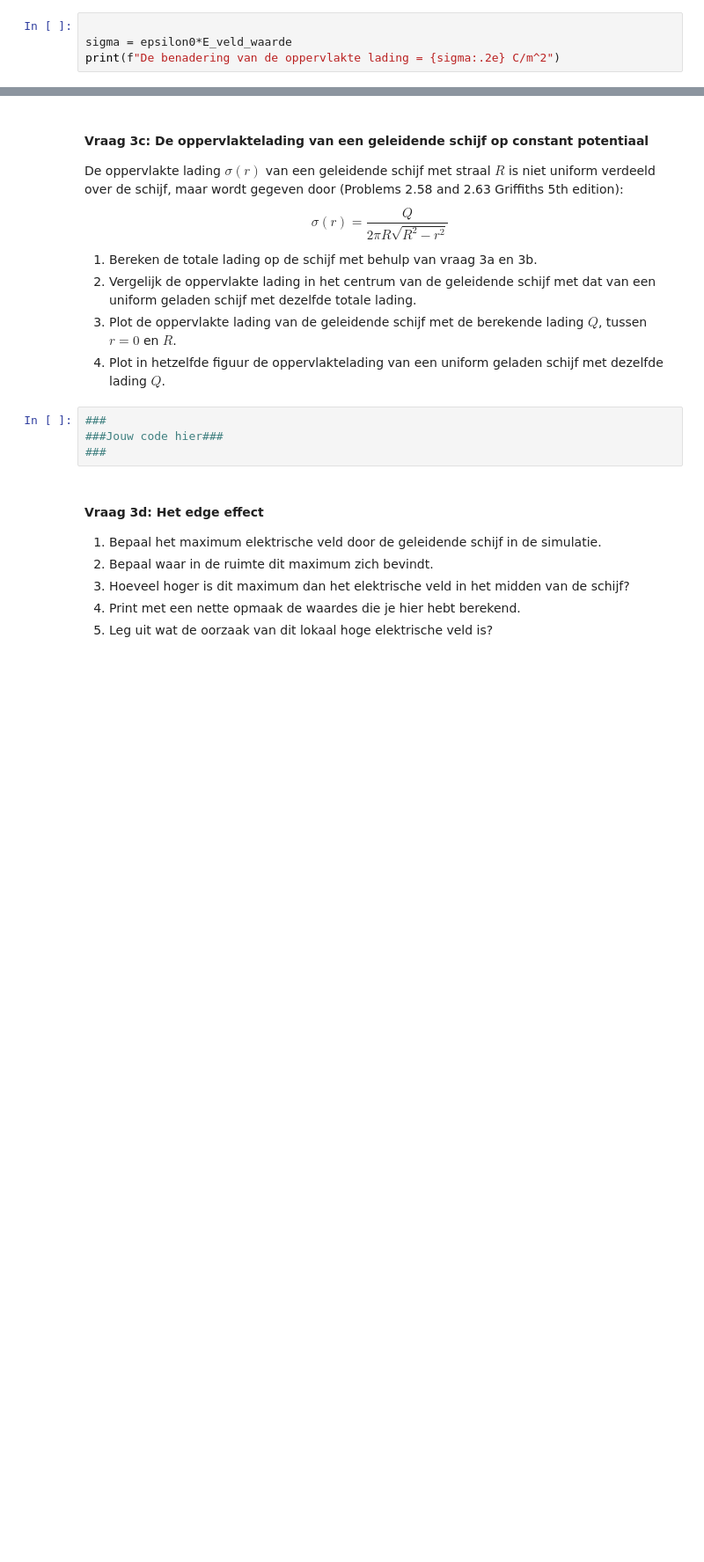
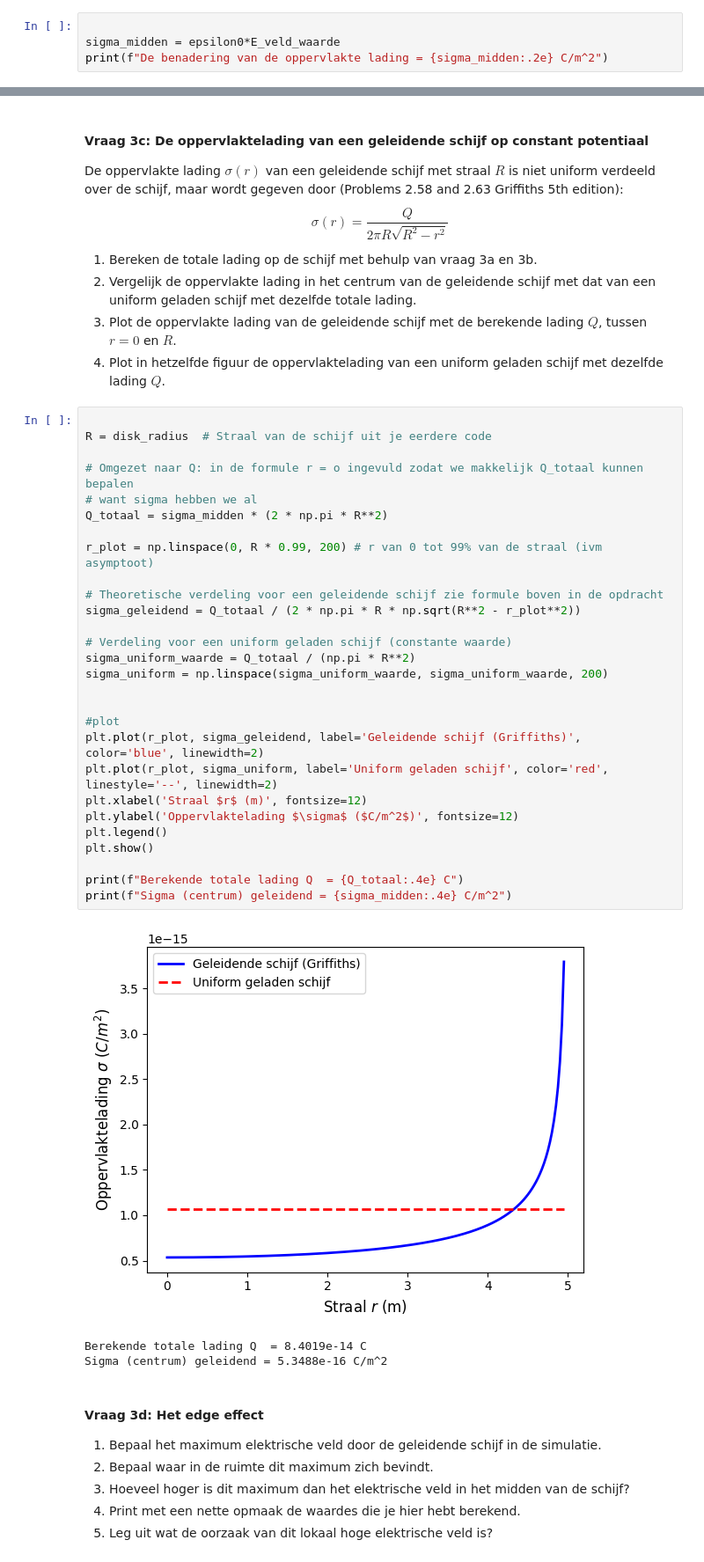
Before and after one commit to cedricleiden/DEF-D-opdrachten-Cedric-Peignier, a Jupyter notebook: DigitaleOntwerpopdrachten/1CondensatorOpdracht/CondensatorOntwerpopdracht.ipynb, the cells around one changed output, grey strips where cells are left out. Shown at 88% size. Drawn from its saved outputs; the diff is of its cells as text; blank space fills up the shorter version.

Commit message:
opdracht 3 tijdelijk helemaal af

```diff
--- a/DigitaleOntwerpopdrachten/1CondensatorOpdracht/CondensatorOntwerpopdracht.ipynb
+++ b/DigitaleOntwerpopdrachten/1CondensatorOpdracht/CondensatorOntwerpopdracht.ipynb
@@ -447,8 +448,8 @@ Veldsterkte |E| op as =   6.04e-05 V/m
 *Geef in deze markdown cel je antwoord op 3b.1.* $$\sigma = \epsilon_0 \cdot E_z$$
 # %%
 
-sigma = epsilon0*E_veld_waarde
-print(f"De benadering van de oppervlakte lading = {sigma:.2e} C/m^2")
+sigma_midden = epsilon0*E_veld_waarde
+print(f"De benadering van de oppervlakte lading = {sigma_midden:.2e} C/m^2")
 # %% [output]
 De benadering van de oppervlakte lading = 5.35e-16 C/m^2
 # %% [markdown]
@@ -462,9 +463,37 @@ $$\sigma(r) = \frac{Q}{2 \pi R \sqrt{R^2 - r^2}}$$
 3. Plot de oppervlakte lading van de geleidende schijf met de berekende lading $Q$, tussen $r = 0$ en $R$.
 4. Plot in hetzelfde figuur de oppervlaktelading van een uniform geladen schijf met dezelfde lading $Q$.
 # %%
-###
-###Jouw code hier###
-###
+
+R = disk_radius  # Straal van de schijf uit je eerdere code
+
+# Omgezet naar Q: in de formule r = o ingevuld zodat we makkelijk Q_totaal kunnen bepalen
+# want sigma hebben we al
+Q_totaal = sigma_midden * (2 * np.pi * R**2)
+
+r_plot = np.linspace(0, R * 0.99, 200) # r van 0 tot 99% van de straal (ivm asymptoot)
+
+# Theoretische verdeling voor een geleidende schijf zie formule boven in de opdracht
+sigma_geleidend = Q_totaal / (2 * np.pi * R * np.sqrt(R**2 - r_plot**2))
+
+# Verdeling voor een uniform geladen schijf (constante waarde)
+sigma_uniform_waarde = Q_totaal / (np.pi * R**2)
+sigma_uniform = np.linspace(sigma_uniform_waarde, sigma_uniform_waarde, 200)
+
+
+#plot
+plt.plot(r_plot, sigma_geleidend, label='Geleidende schijf (Griffiths)', color='blue', linewidth=2)
+plt.plot(r_plot, sigma_uniform, label='Uniform geladen schijf', color='red', linestyle='--', linewidth=2)
+plt.xlabel('Straal $r$ (m)', fontsize=12)
+plt.ylabel('Oppervlaktelading $\sigma$ ($C/m^2$)', fontsize=12)
+plt.legend()
+plt.show()
+
+print(f"Berekende totale lading Q  = {Q_totaal:.4e} C")
+print(f"Sigma (centrum) geleidend = {sigma_midden:.4e} C/m^2")
+# %% [output]
+[figure, added]
+Berekende totale lading Q  = 8.4019e-14 C
+Sigma (centrum) geleidend = 5.3488e-16 C/m^2
 # %% [markdown]
 #### Vraag 3d: Het edge effect
 
```
Also changed, not shown: parts of 3 cells of this notebook.
